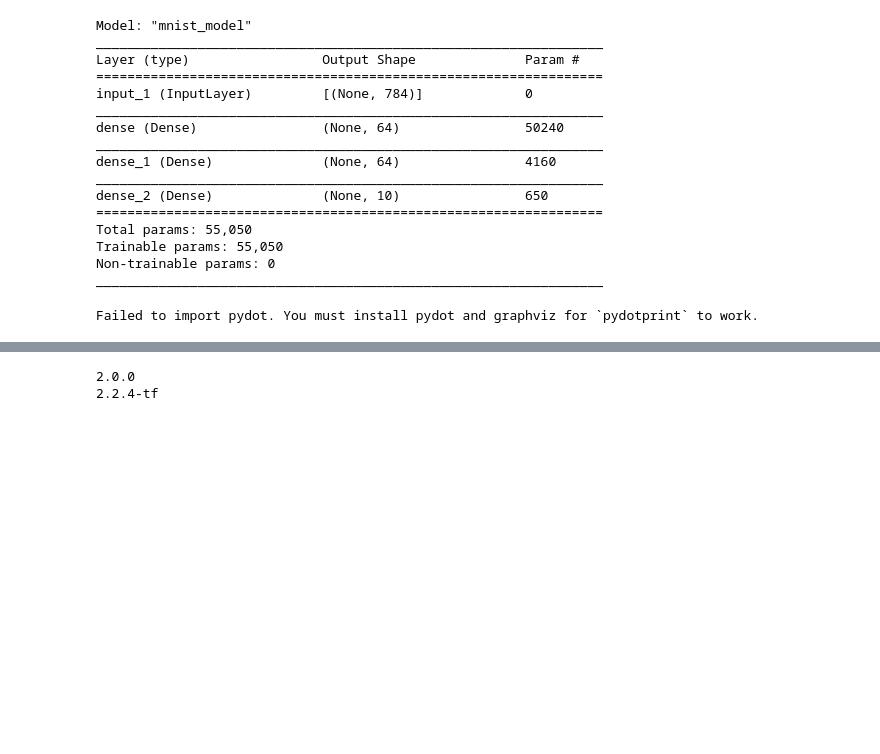
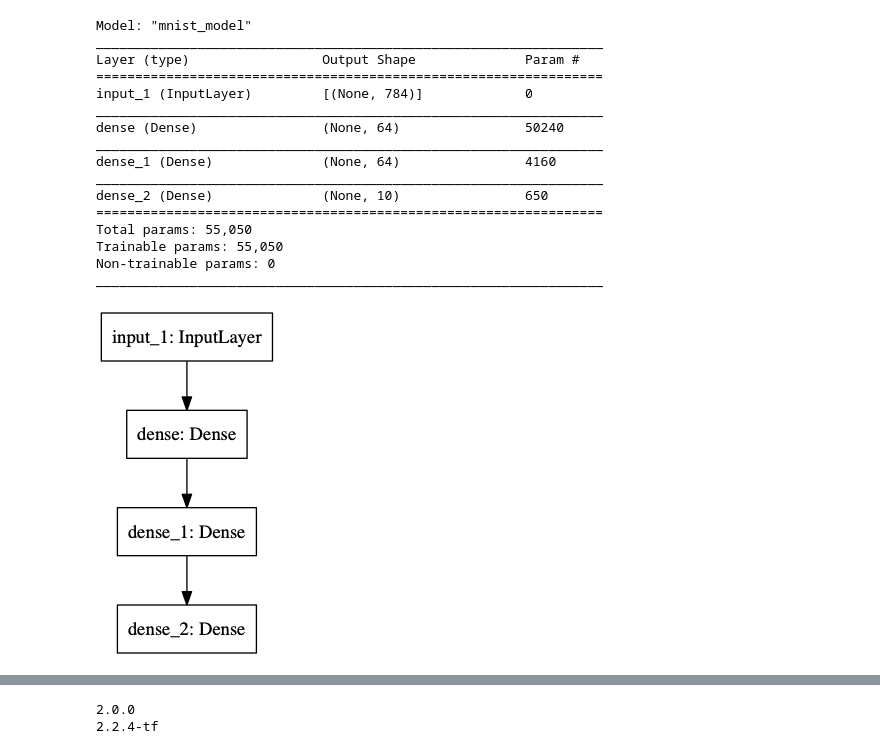
Before and after one commit to tayutaedomo/tensorflow-sandbox, a Jupyter notebook: scripts/keras/function_api.ipynb, the cells around one changed output, grey strips where cells are left out. Drawn from its saved outputs; the diff is of its cells as text; code cells hidden in the pictures; blank space fills up the shorter version.

Commit message:
Fix keras/function_api.ipynb

```diff
--- a/scripts/keras/function_api.ipynb
+++ b/scripts/keras/function_api.ipynb
@@ -46,7 +46,7 @@ Trainable params: 55,050
 Non-trainable params: 0
 _________________________________________________________________
 # %%
-keras.utils.plot_model(model, "my_first_model.png")
+keras.utils.plot_model(model, "data/my_first_model.png")
 # %% [output]
-Failed to import pydot. You must install pydot and graphviz for `pydotprint` to work.
+[figure, added]
 # %%
```
Also changed, not shown: parts of 14 cells of this notebook.
